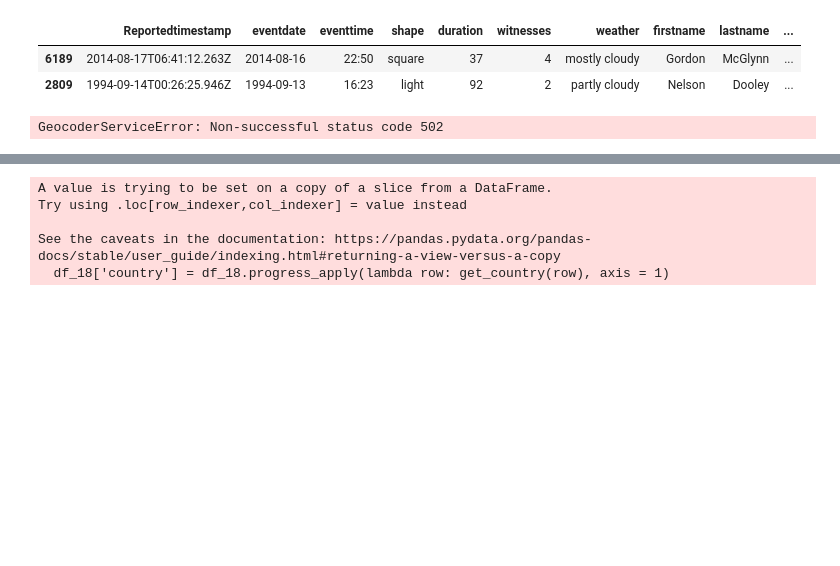
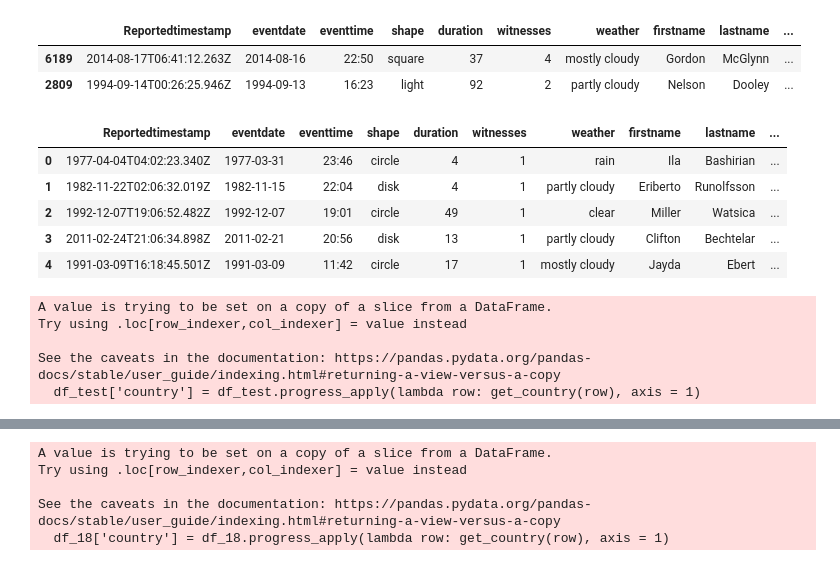
Before and after one commit to Adalab/DA-promo-C-modulo-3-sprint-2-Sonia-Vanna, a Jupyter notebook: UFO_Country.ipynb, the cells around one changed output, grey strips where cells are left out. Saved outputs shown, nothing was run; the diff lists cells and outputs as text; code cells hidden in the pictures; blank space fills up the shorter version.

```diff
--- a/UFO_Country.ipynb
+++ b/UFO_Country.ipynb
@@ -28,16 +28,33 @@ df2
 def get_country(row):
     pos = str(row['latitude']) + ', ' + str(row['longitude'])
     locations = geolocator.reverse(pos)
-    return location.raw['address']['country']
+    return locations.raw['address']['country']
 # %%
 from tqdm import tqdm
 # %%
 df['country'] = df.progress_apply(lambda row: get_country(row), axis = 1)
-# %% [output]
-GeocoderServiceError: Non-successful status code 502
 # %%
 df1['geom'] = df1.apply(lambda row: (str(row.latitude),str(row.longitude)),axis=1)
 # %%
 df1['address'] = df1.apply(lambda row: geolocator.reverse(row.geom).address,axis=1)
 # %%
 df1['country'] = df1.apply(lambda row: geolocator.reverse(row.geom).address.split(",")[-1].strip(),axis=1)
+# %%
+df_test = df.head()
+# %%
+df_test
+# %% [output]
+|  | Reportedtimestamp | eventdate | eventtime | shape | duration | witnesses | weather | firstname | lastname | ... |
+| 0 | 1977-04-04T04:02:23.340Z | 1977-03-31 | 23:46 | circle | 4 | 1 | rain | Ila | Bashirian | ... |
+| 1 | 1982-11-22T02:06:32.019Z | 1982-11-15 | 22:04 | disk | 4 | 1 | partly cloudy | Eriberto | Runolfsson | ... |
+| 2 | 1992-12-07T19:06:52.482Z | 1992-12-07 | 19:01 | circle | 49 | 1 | clear | Miller | Watsica | ... |
+| 3 | 2011-02-24T21:06:34.898Z | 2011-02-21 | 20:56 | disk | 13 | 1 | partly cloudy | Clifton | Bechtelar | ... |
+| 4 | 1991-03-09T16:18:45.501Z | 1991-03-09 | 11:42 | circle | 17 | 1 | mostly cloudy | Jayda | Ebert | ... |
+# %%
+df_test['country'] = df_test.progress_apply(lambda row: get_country(row), axis = 1)
+# %% [output]
+A value is trying to be set on a copy of a slice from a DataFrame.
+Try using .loc[row_indexer,col_indexer] = value instead
+
+See the caveats in the documentation: https://pandas.pydata.org/pandas-docs/stable/user_guide/indexing.html#returning-a-view-versus-a-copy
+  df_test['country'] = df_test.progress_apply(lambda row: get_country(row), axis = 1)
```
Also changed, not shown: parts of 4 cells of this notebook.
